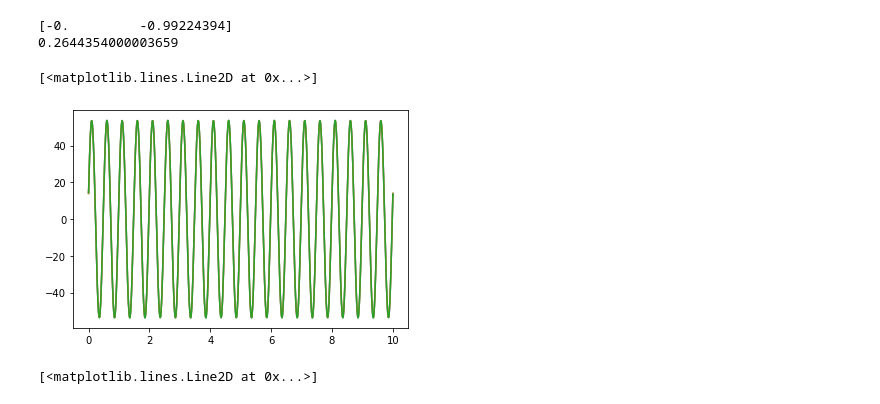
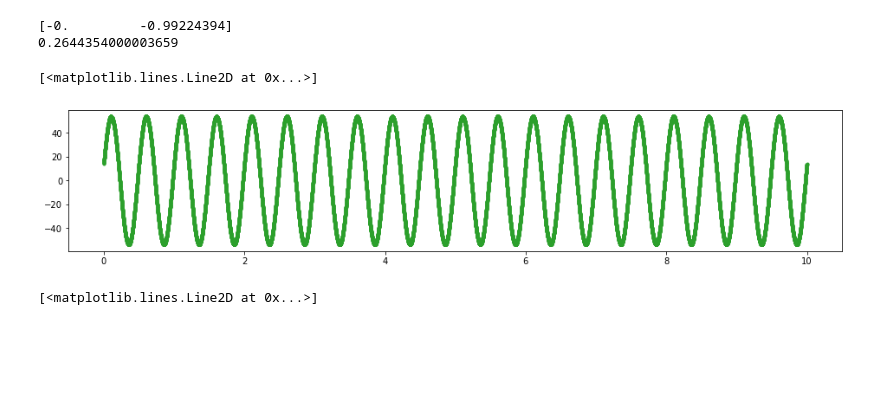
Before and after one commit to nprav/autoRS, a Jupyter notebook: experiment/Unit Testing for RS Generation Functions.ipynb, the cells around one changed output. Drawn from its saved outputs; the diff is of its cells as text; code cells hidden in the pictures; blank space fills up the shorter version.

```diff
--- a/experiment/Unit Testing for RS Generation Functions.ipynb
+++ b/experiment/Unit Testing for RS Generation Functions.ipynb
@@ -245,10 +245,10 @@ The theoretical solution for a base-excited spring-mass-damper system is present
 
 ### Theoretical Example
 # %%
-fn = 1
+fn = 1.15
 wn = fn*2*np.pi
 
-f = 2
+f = 1
 w = f*2*np.pi
 
 w_rat = w/wn
@@ -466,12 +473,13 @@ res_x = res['y'][0, :]
 res_v = res['y'][1, :]
 res_a = np.gradient(res_v, t) + a_y
 # %%
+plt.figure(figsize=(16, 3))
 plt.plot(t, a_x)
-plt.plot(t, a_step)
-plt.plot(t, res_a)
+plt.plot(t, a_step, '-')
+plt.plot(t, res_a, '-')
 # %% [output]
 [<matplotlib.lines.Line2D at 0x...>]
-[figure, old version]
+[figure, new version]
 # %%
 plt.plot(t, x-y)
 plt.plot(t, x_step)
```
Also changed, not shown: parts of 11 cells of this notebook, 8 other files.
